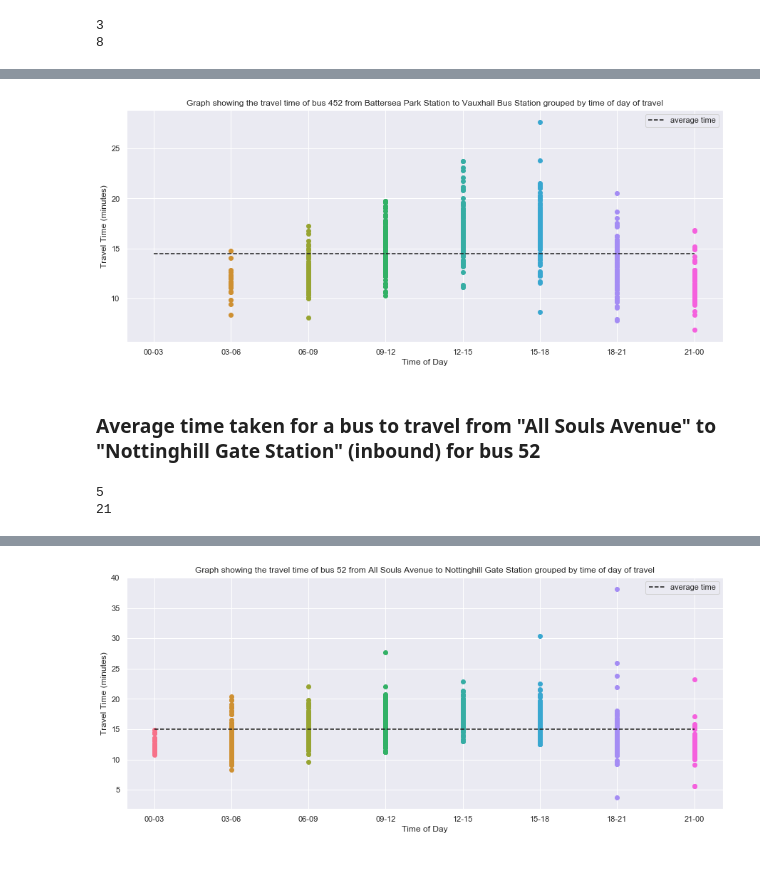
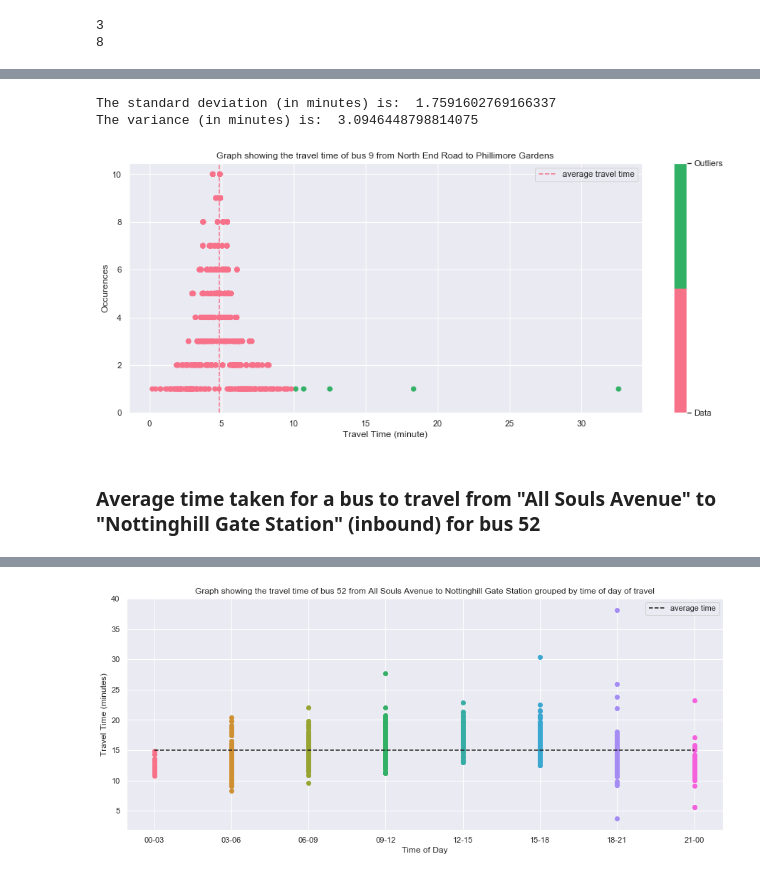
Before and after one commit to serenelc/individual-project-beng, a Jupyter notebook: data-exploration.ipynb, the cells around one changed output, grey strips where cells are left out. Cells and saved outputs as stored; diff of their text form; code cells hidden in the pictures.

Commit message:
New figures + outlier z score calculations

```diff
--- a/data-exploration.ipynb
+++ b/data-exploration.ipynb
@@ -261,14 +239,14 @@ def get_times_between_two_stops(stop_a, stop_b, b_id):
     time_of_day_grouped
         - is a list of lists where each sublist represents a time period of the day
         - each sublist contains the journey times for a bus for that time period
-    labels
+    time_of_day_labels
         - is a list of all colour codes for every journey from stop a to stop b
         - e.g. [1,3,2] represents 3 journeys, where the 1st journey was in the time period 03-06
     """
 
     journey_times = []
     time_of_day_grouped = [[] for i in range (0, 8)]
-    labels = []
+    time_of_day_labels = []
 
     a = time.time()
     for i, journey in stop_a.iterrows():
@@ -286,7 +264,7 @@ def get_times_between_two_stops(stop_a, stop_b, b_id):
                     diff = end - start
                     journey_times.append(diff)
                     section_of_day = get_time_of_day_group(match['expected_arrival'])
-                    labels.append(section_of_day)
+                    time_of_day_labels.append(section_of_day)
                     flt = diff.total_seconds() / 60
                     time_of_day_grouped[section_of_day].append(flt)
                     break
@@ -296,4 +274,4 @@ def get_times_between_two_stops(stop_a, stop_b, b_id):
         if len(group) == 0:
             time_of_day_grouped[i].append(np.nan)
 
-    return journey_times, time_of_day_grouped, labels
+    return journey_times, time_of_day_grouped, time_of_day_labels
@@ -325,34 +289,20 @@ def graph_travel_times(travel_times, avg_time, counts, stop_a, stop_b, route):
     ax.legend()
     plt.show()
 
-def graph_travel_by_time_of_day(route, stop_a, stop_b, travel_times, counts, labels, avg_time):
+def graph_travel_times_with_outliers(travel_times, avg_time, counts, labels, stop_a, stop_b, route):
+    # labels = outliers found by z_score
+
+    cs = [colours[0], colours[3]]
+
     fig, ax = plt.subplots(figsize=(15,6))
     sctr = ax.scatter(travel_times, counts, c=labels, cmap=matplotlib.colors.ListedColormap(cs))
     ax.axvline(x = avg_time, linestyle='dashed', label = "average travel time")
     ax.set_xlabel("Travel Time (minute)")
     ax.set_ylabel("Occurences")
     ax.set_ylim(0)
-    ax.set_title("Graph showing the travel time of bus {} from {} to {} grouped by time of day of travel".format(route, stop_a, stop_b))
+    ax.set_title("Graph showing the travel time of bus {} from {} to {}".format(route, stop_a, stop_b))
     ax.legend()
 
-    # Can't get ticks to show properly on the colour bar maybe because there is no data for 00-03?
     cbar = fig.colorbar(sctr)
-    cbar.set_ticks([0, 1, 2, 3, 4, 5, 6, 7])
-    cbar.set_ticklabels(colour_to_time_label)
-    cbar.ax.set_title("Time of day")
-
-    plt.show()
-
-def graph_travel_by_time_of_day_2(time_of_day_grouped, avg_time, route, stop_a, stop_b):
-    fig, ax = plt.subplots(figsize=(15,6))
-    ax.set_xlabel("Time of Day")
-    ax.set_ylabel("Travel Time (minutes)")
-
-    for x, y in zip(colour_to_time_label, time_of_day_grouped):
-        ax.scatter([x] * len(y), y)
-
-    ax.plot(colour_to_time_label, [avg_time] * len(colour_to_time_label), 'k--', label='average time')
-    ax.set_xticklabels(colour_to_time_label)
-    ax.legend()
-    ax.set_title("Graph showing the travel time of bus {} from {} to {} grouped by time of day of travel".format(route, stop_a, stop_b))
-    plt.show()
+    cbar.set_ticks([0, 1])
+    cbar.set_ticklabels(["Data", "Outliers"])
@@ -396,7 +367,7 @@ phillimore_g.head()
 | 152 | Phillimore Gardens | 2020-03-29 10:01:31 | 14510_490010984T_2020-03-29_out_0 | 2020-03-29 09:43:11 | inbound |
 | 166 | Phillimore Gardens | 2020-03-27 09:13:45 | 14468_490010984T_2020-03-27_out_0 | 2020-03-27 09:11:42 | inbound |
 # %%
-journey_times_np9, time_of_day_grouped_np9, labels_np9 = get_times_between_two_stops(north_end_rd, phillimore_g, phillimore_g_id)
+journey_times_np9, time_of_day_grouped_np9, time_of_day_labels_np9 = get_times_between_two_stops(north_end_rd, phillimore_g, phillimore_g_id)
 travel_times_np9, avg_time_np9, counts_np9 = calc_info_for_graphs(journey_times_np9)
 print("Average travel time from North End Road to Phillimore Gardens is {} minutes".format(avg_time_np9))
 # %% [output]
@@ -413,14 +376,13 @@ graph_travel_by_time_of_day("9", "North End Road", "Phillimore Gardens", travel_
-# %%
-graph_travel_by_time_of_day_2(time_of_day_grouped_bv452, avg_time_bv452, "452", "Battersea Park Station", "Vauxhall Bus Station")
-# %% [output]
-[figure, removed]
+# %%
+outlier_indexes_np9, outlier_labels_np9 = detect_outlier_z_score(travel_times_np9)
+print("The standard deviation (in minutes) is: ", statistics.stdev(travel_times_np9))
+print("The variance (in minutes) is: ", statistics.variance(travel_times_np9))
+graph_travel_times_with_outliers(travel_times_np9, avg_time_np9, counts_np9, outlier_labels_np9, "North End Road", "Phillimore Gardens", "9")
+# %% [output]
+The standard deviation (in minutes) is:  1.7591602769166337
+The variance (in minutes) is:  3.0946448798814075
+[figure, added]
 # %% [markdown]
 ### Average time taken for a bus to travel from "All Souls Avenue" to "Nottinghill Gate Station" (inbound) for bus 52
-# %%
-print(stops_in_sequence_inbound.get("52").index("All Souls Avenue"))
-print(stops_in_sequence_inbound.get("52").index("Notting Hill Gate Station"))
-# %% [output]
-5
-21
 # %%
 b_52 = data["52"]
```
Also changed, not shown: parts of 31 cells of this notebook, 50 other files.
